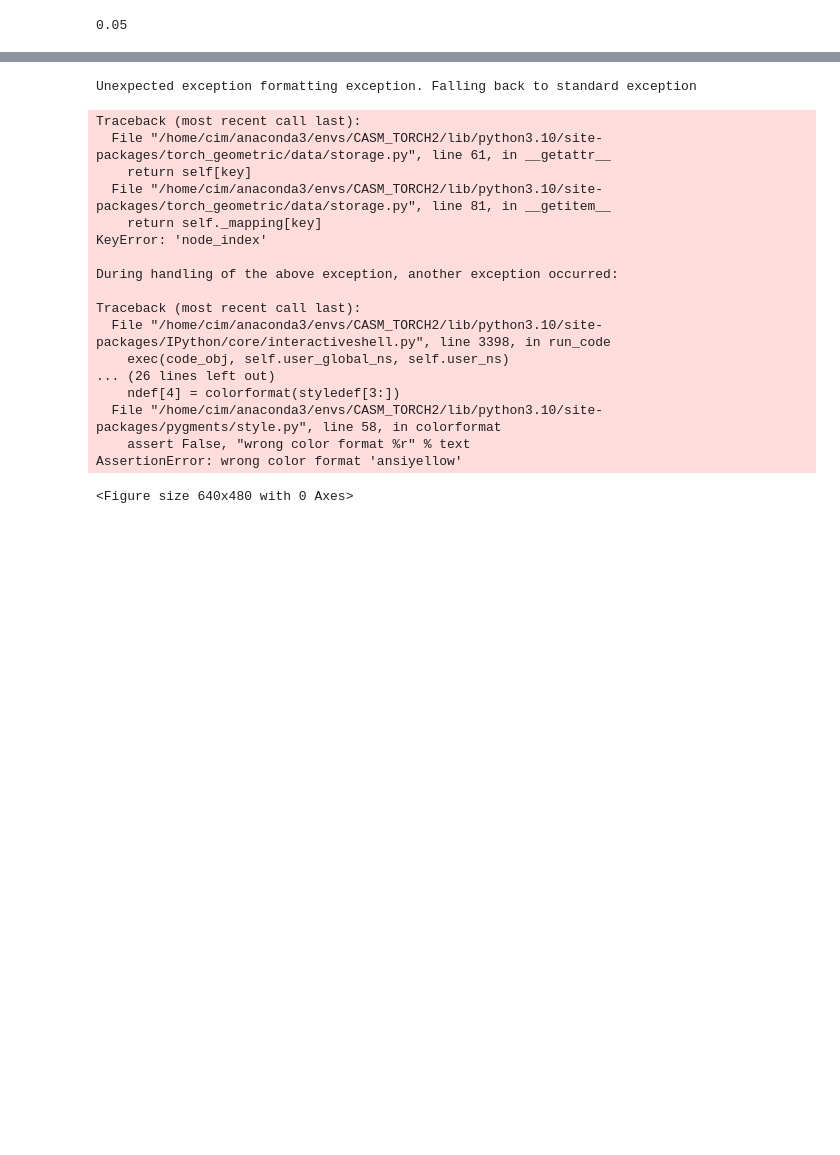
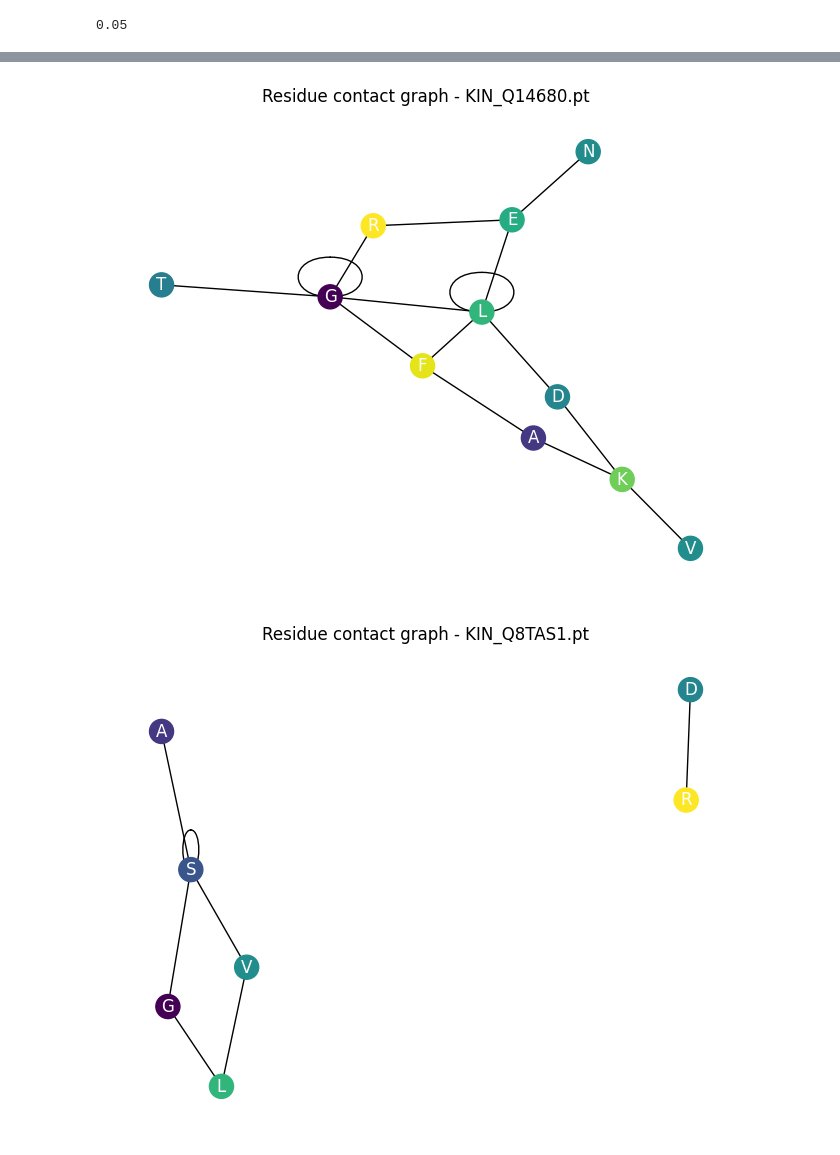
Before and after one commit to kamurani/CASM, a Jupyter notebook: CASM/ml_notebook.ipynb, the cells around one changed output, grey strips where cells are left out. Saved outputs shown, nothing was run; the diff lists cells and outputs as text; code cells hidden in the pictures; blank space fills up the shorter version.

```diff
--- a/CASM/ml_notebook.ipynb
+++ b/CASM/ml_notebook.ipynb
@@ -684,49 +863,34 @@ to_plot = random.sample(kinase_fns, 9)
 
 from utils.residue import aa3to1, aa1to3
 # Colour by:
 m_dim = 2
 
 for i, k in enumerate(to_plot):
 
     plt.figure(i+1)
     data = torch.load(os.path.join(root_dir, k))
 
     g = torch_geometric.utils.to_networkx(data, to_undirected=True)
 
     #print(data.node_index) # this hasn't been created yet by dataset loader
 
     mapping = {}
     for i in g.nodes():
         node = data.node_id[i]
         res = node.split(':')[1]
         mapping[i] = aa3to1(res)
 
     g = nx.relabel_nodes(g, mapping)
 
     def val_map(val):
         res = aa1to3(val)
         return df[res][m_dim]
 
 
     values = [val_map(node) for node in g.nodes()]
     nx.draw(g, cmap=plt.get_cmap('viridis'), node_color=values, with_labels=True, font_color="white")
+
+    plt.title(f"Residue contact graph - {k}")
 # %% [output]
-Unexpected exception formatting exception. Falling back to standard exception
-Traceback (most recent call last):
-  File "/home/cim/anaconda3/envs/CASM_TORCH2/lib/python3.10/site-packages/torch_geometric/data/storage.py", line 61, in __getattr__
-    return self[key]
-  File "/home/cim/anaconda3/envs/CASM_TORCH2/lib/python3.10/site-packages/torch_geometric/data/storage.py", line 81, in __getitem__
-    return self._mapping[key]
-KeyError: 'node_index'
-
-During handling of the above exception, another exception occurred:
-
-Traceback (most recent call last):
-  File "/home/cim/anaconda3/envs/CASM_TORCH2/lib/python3.10/site-packages/IPython/core/interactiveshell.py", line 3398, in run_code
-    exec(code_obj, self.user_global_ns, self.user_ns)
-... (26 lines left out)
-    ndef[4] = colorformat(styledef[3:])
-  File "/home/cim/anaconda3/envs/CASM_TORCH2/lib/python3.10/site-packages/pygments/style.py", line 58, in colorformat
-    assert False, "wrong color format %r" % text
-AssertionError: wrong color format 'ansiyellow'
-<Figure size 640x480 with 0 Axes>
+[figure, added]
+[figure, added]
```
Also changed, not shown: parts of 7 cells of this notebook.
